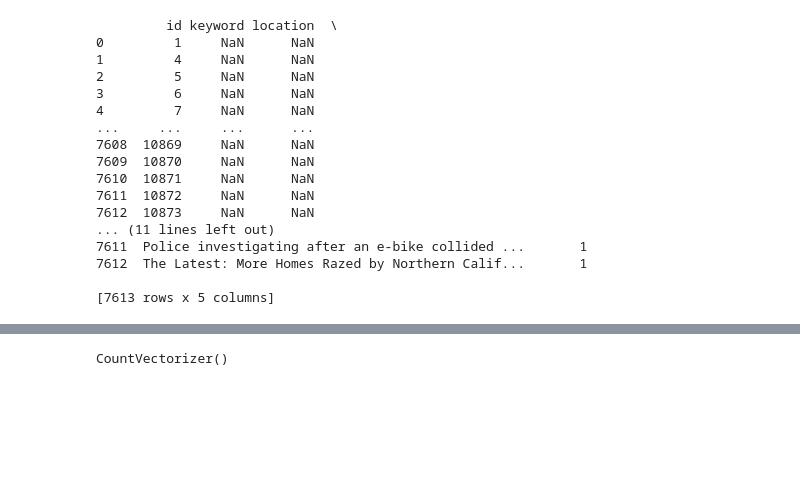
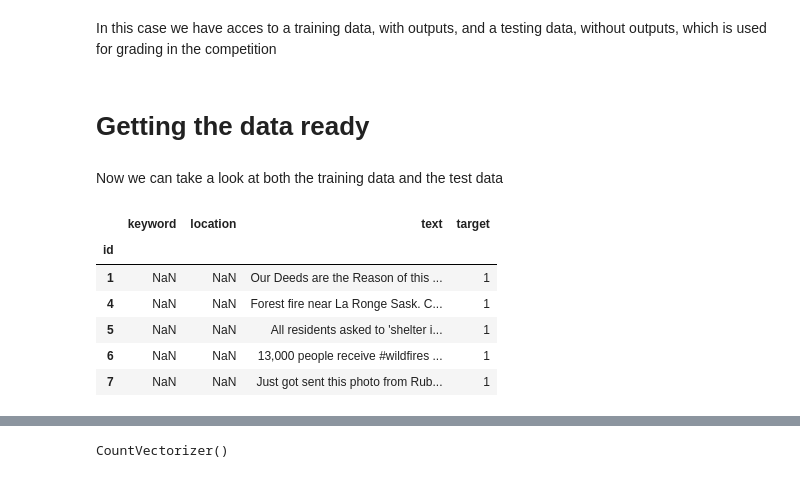
Before and after one commit to Mateotabernero/XGBoost-for-classifying-disaster-tweets, a Jupyter notebook: xgboost.ipynb, the cells around one changed output, grey strips where cells are left out. Cells and saved outputs as stored; diff of their text form; code cells hidden in the pictures; blank space fills up the shorter version.

```diff
--- a/xgboost.ipynb
+++ b/xgboost.ipynb
@@ -25,22 +28,21 @@ for dirname, _, filenames in os.walk('/kaggle/input'):
+# %% [markdown]
+In this case we have acces to a training data, with outputs, and a testing data, without outputs, which is used for grading in the competition
 # %%
 train_data = pd.read_csv('../input/nlp-getting-started/train.csv')
+train_data = train_data.set_index('id')
+test_data  = pd.read_csv('../input/nlp-getting-started/test.csv')
+test_data  = test_data.set_index('id')
-# %%
-print(train_data)
-# %% [output]
-         id keyword location  \
-0         1     NaN      NaN
-1         4     NaN      NaN
-2         5     NaN      NaN
-3         6     NaN      NaN
-4         7     NaN      NaN
-...     ...     ...      ...
-7608  10869     NaN      NaN
-7609  10870     NaN      NaN
-7610  10871     NaN      NaN
-7611  10872     NaN      NaN
-7612  10873     NaN      NaN
-... (11 lines left out)
-7611  Police investigating after an e-bike collided ...       1
-7612  The Latest: More Homes Razed by Northern Calif...       1
-
-[7613 rows x 5 columns]
+# %% [markdown]
+# Getting the data ready
+# %% [markdown]
+Now we can take a look at both the training data and the test data
+# %%
+train_data.head()
+# %% [output]
+|  | keyword | location | text | target |
+| id |  |  |  |  |
+| 1 | NaN | NaN | Our Deeds are the Reason of this ... | 1 |
+| 4 | NaN | NaN | Forest fire near La Ronge Sask. C... | 1 |
+| 5 | NaN | NaN | All residents asked to 'shelter i... | 1 |
+| 6 | NaN | NaN | 13,000 people receive #wildfires ... | 1 |
+| 7 | NaN | NaN | Just got sent this photo from Rub... | 1 |
```
Also changed, not shown: parts of 88 cells of this notebook.
